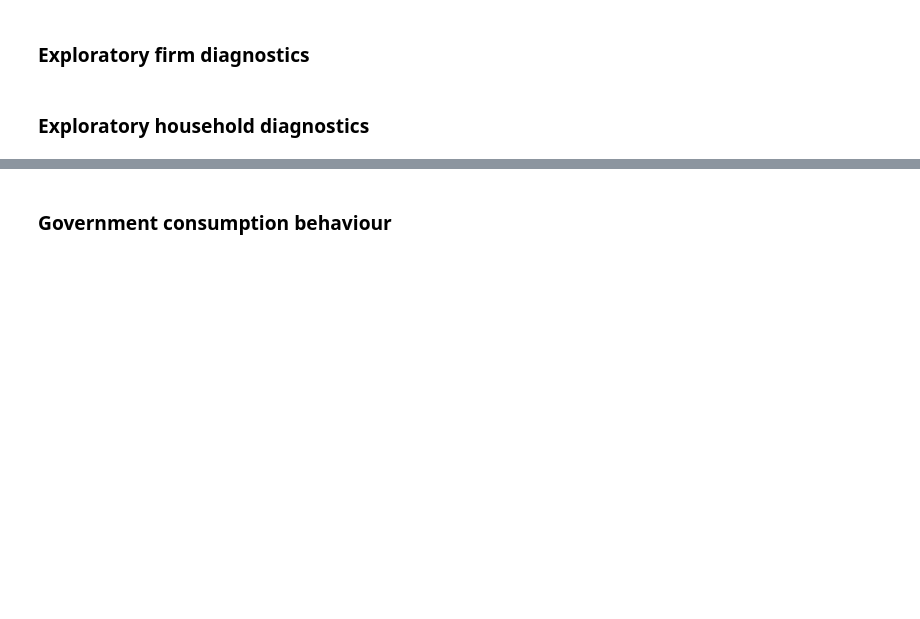
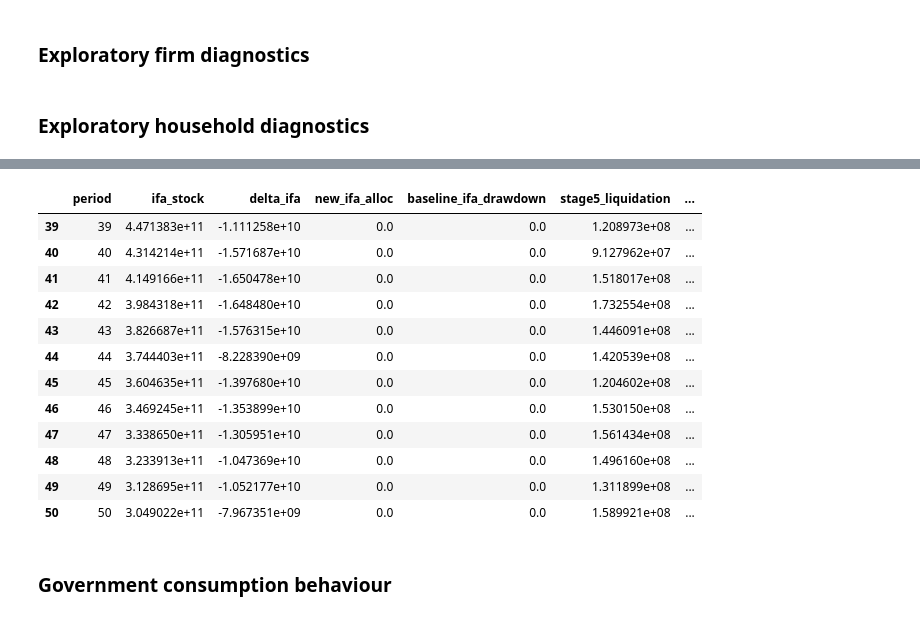
Before and after one commit to INET-Complexity/INET-consumption, a Jupyter notebook: run_model/run_model.ipynb, the cells around one changed output, grey strips where cells are left out. Saved outputs shown, nothing was run; the diff lists cells and outputs as text; code cells hidden in the pictures; blank space fills up the shorter version.

Commit message:
Add household IFA diagnostics

```diff
--- a/run_model/run_model.ipynb
+++ b/run_model/run_model.ipynb
@@ -1354,0 +1369,19 @@ fig.show()
+# %%
+from src.visual_helpers import build_household_ifa_decomposition_df
+
+ifa_diag = build_household_ifa_decomposition_df(model, cfg.country_iso3)
+ifa_diag.tail(12)
+# %% [output]
+|  | period | ifa_stock | delta_ifa | new_ifa_alloc | baseline_ifa_drawdown | stage5_liquidation | ... |
+| 39 | 39 | 4.471383e+11 | -1.111258e+10 | 0.0 | 0.0 | 1.208973e+08 | ... |
+| 40 | 40 | 4.314214e+11 | -1.571687e+10 | 0.0 | 0.0 | 9.127962e+07 | ... |
+| 41 | 41 | 4.149166e+11 | -1.650478e+10 | 0.0 | 0.0 | 1.518017e+08 | ... |
+| 42 | 42 | 3.984318e+11 | -1.648480e+10 | 0.0 | 0.0 | 1.732554e+08 | ... |
+| 43 | 43 | 3.826687e+11 | -1.576315e+10 | 0.0 | 0.0 | 1.446091e+08 | ... |
+| 44 | 44 | 3.744403e+11 | -8.228390e+09 | 0.0 | 0.0 | 1.420539e+08 | ... |
+| 45 | 45 | 3.604635e+11 | -1.397680e+10 | 0.0 | 0.0 | 1.204602e+08 | ... |
+| 46 | 46 | 3.469245e+11 | -1.353899e+10 | 0.0 | 0.0 | 1.530150e+08 | ... |
+| 47 | 47 | 3.338650e+11 | -1.305951e+10 | 0.0 | 0.0 | 1.561434e+08 | ... |
+| 48 | 48 | 3.233913e+11 | -1.047369e+10 | 0.0 | 0.0 | 1.496160e+08 | ... |
+| 49 | 49 | 3.128695e+11 | -1.052177e+10 | 0.0 | 0.0 | 1.311899e+08 | ... |
+| 50 | 50 | 3.049022e+11 | -7.967351e+09 | 0.0 | 0.0 | 1.589921e+08 | ... |
```
Also changed, not shown: parts of 4 cells of this notebook, 1 other file.
